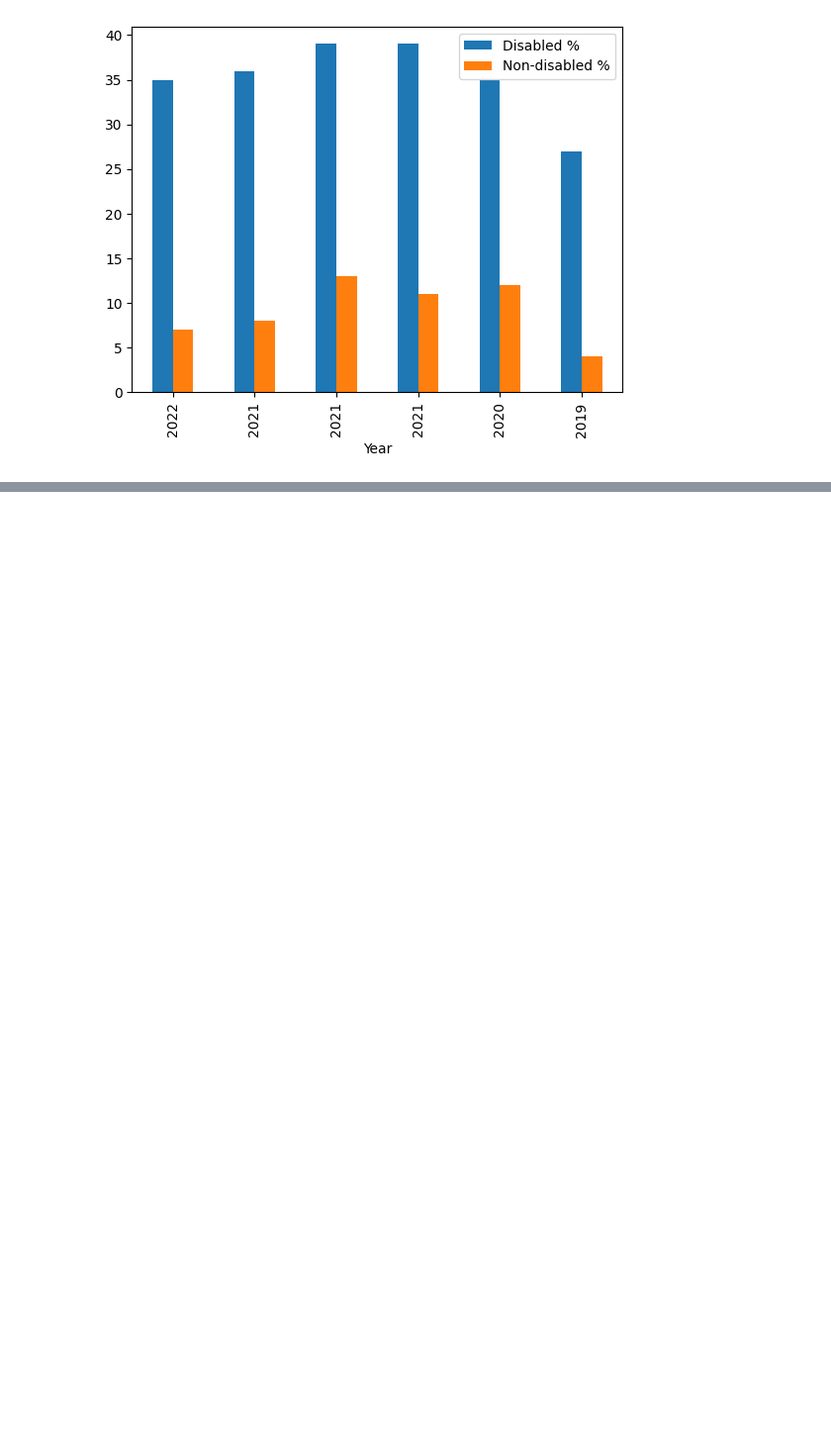
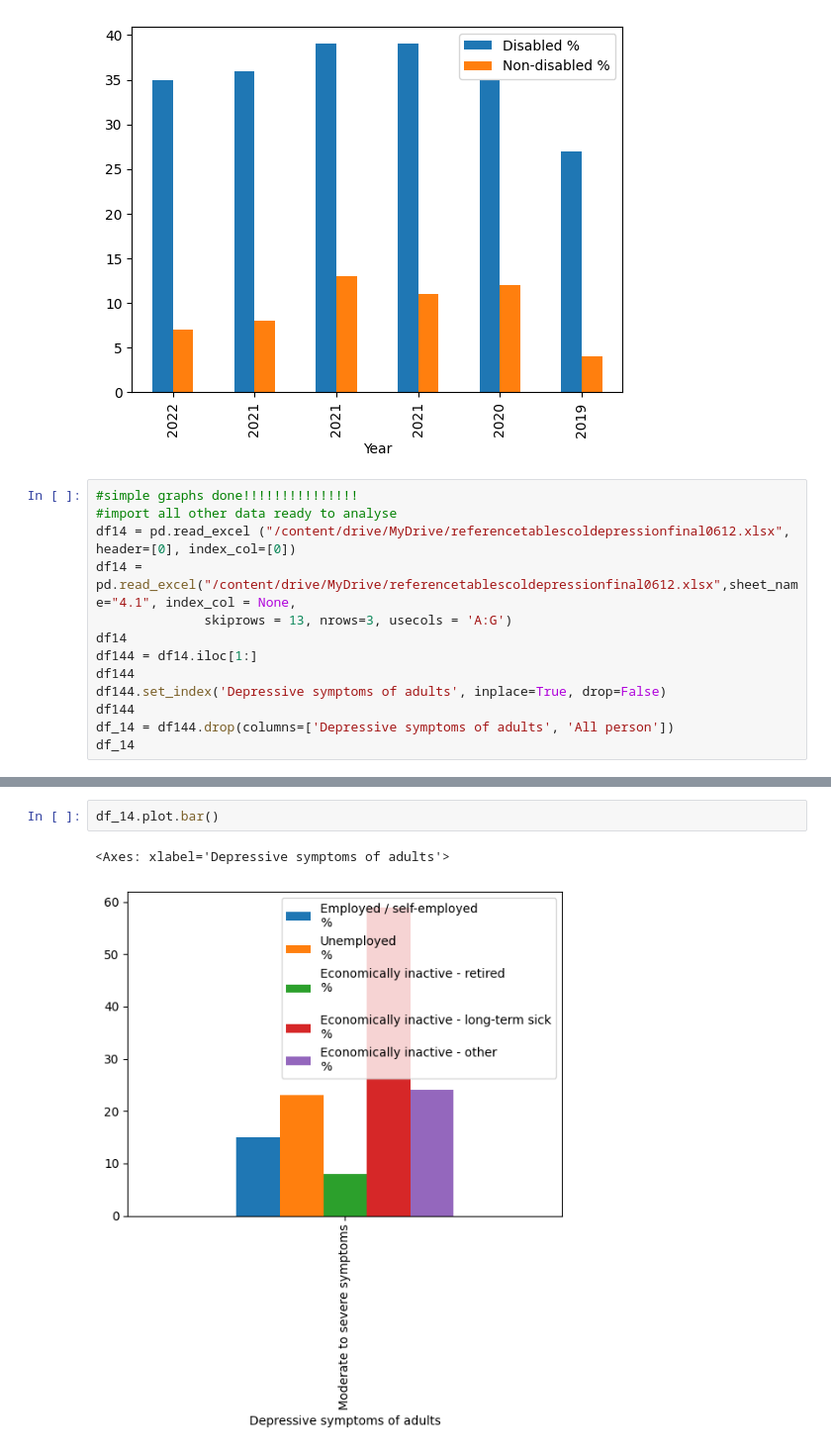
Before and after one commit to NabilahYK/PROGRAMMING-EXAM2, a Jupyter notebook: ProgrammingExam2.ipynb, the cells around one changed output, grey strips where cells are left out. Shown at 99% size. Saved outputs shown, nothing was run; the diff lists cells and outputs as text; blank space fills up the shorter version.

```diff
--- a/ProgrammingExam2.ipynb
+++ b/ProgrammingExam2.ipynb
@@ -786,3 +776,16 @@ Disability.plot.bar()
 # %% [output]
 <Axes: xlabel='Year'>
 [figure]
+# %%
+#simple graphs done!!!!!!!!!!!!!!!
+#import all other data ready to analyse
+df14 = pd.read_excel ("/content/drive/MyDrive/referencetablescoldepressionfinal0612.xlsx", header=[0], index_col=[0])
+df14 = pd.read_excel("/content/drive/MyDrive/referencetablescoldepressionfinal0612.xlsx",sheet_name="4.1", index_col = None,
+              skiprows = 13, nrows=3, usecols = 'A:G')
+df14
+df144 = df14.iloc[1:]
+df144
+df144.set_index('Depressive symptoms of adults', inplace=True, drop=False)
+df144
+df_14 = df144.drop(columns=['Depressive symptoms of adults', 'All person'])
+df_14
@@ -788,0 +796,5 @@ Disability.plot.bar()
+# %%
+df_14.plot.bar()
+# %% [output]
+<Axes: xlabel='Depressive symptoms of adults'>
+[figure, added]
```
Also changed, not shown: parts of 8 cells of this notebook.
